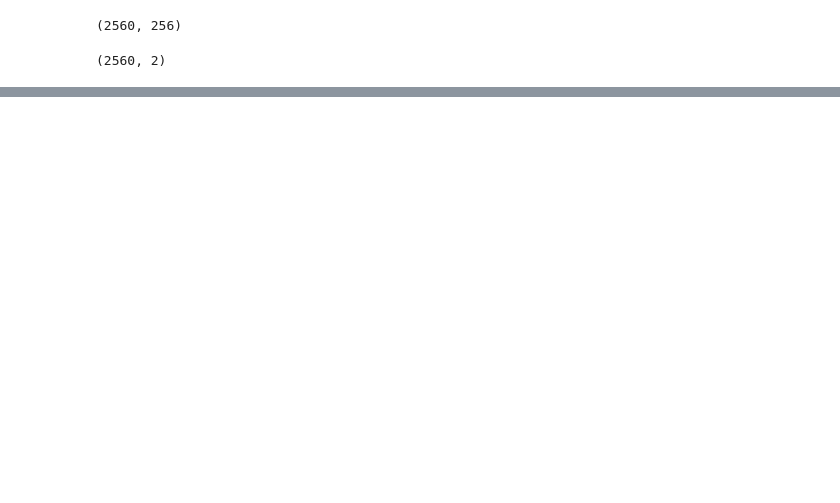
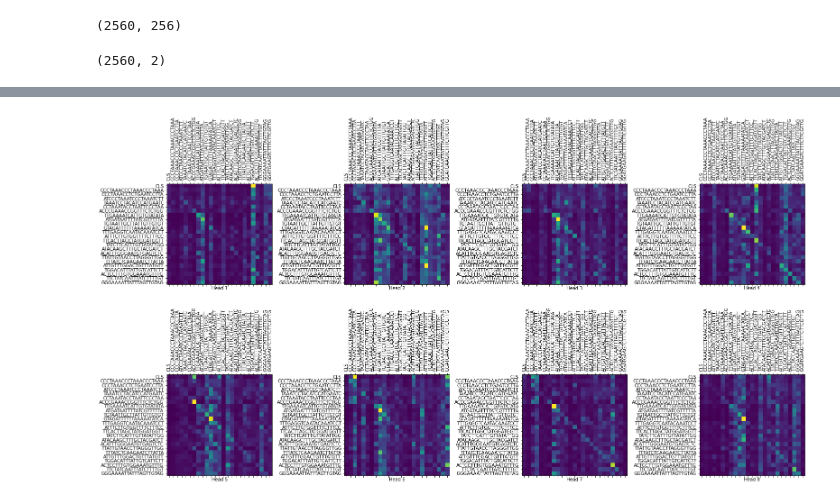
Before and after one commit to jguhlin/beaker, a Jupyter notebook: BioBeaker_Initial_Notebook_Playground.ipynb, the cells around one changed output, grey strips where cells are left out. Cells and saved outputs as stored; diff of their text form; code cells hidden in the pictures; blank space fills up the shorter version.

```diff
--- a/BioBeaker_Initial_Notebook_Playground.ipynb
+++ b/BioBeaker_Initial_Notebook_Playground.ipynb
@@ -298,0 +434,5 @@ fig.show()
+# %%
+plot_attention_weights(attn, kmers_converted, "encoder_layer2_block")
+# Layer 2
+# %% [output]
+[figure, added]
```
Also changed, not shown: parts of 19 cells of this notebook.
